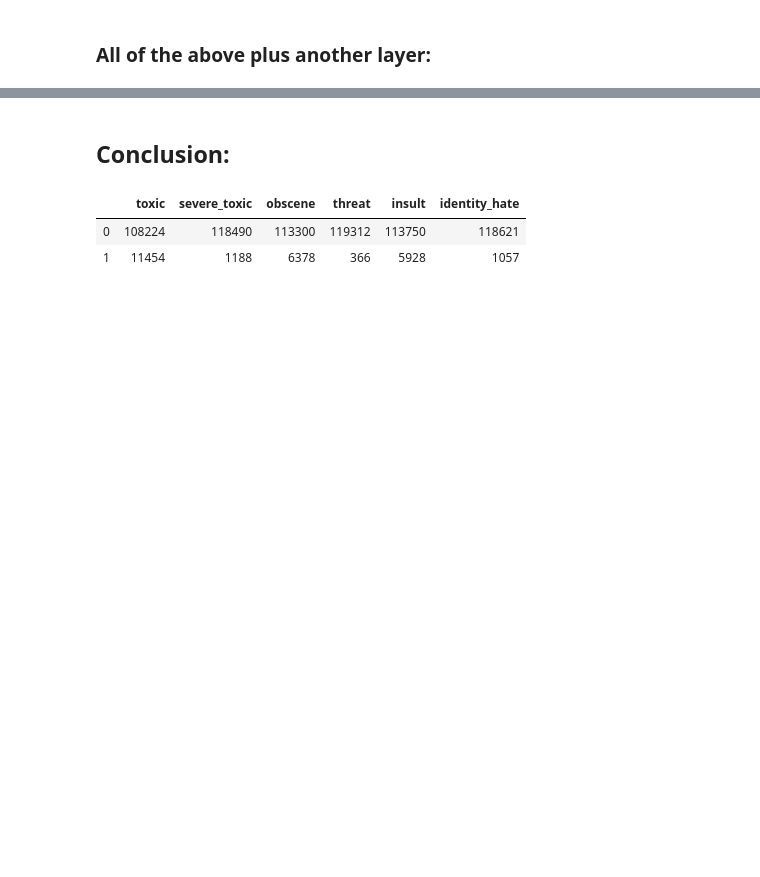
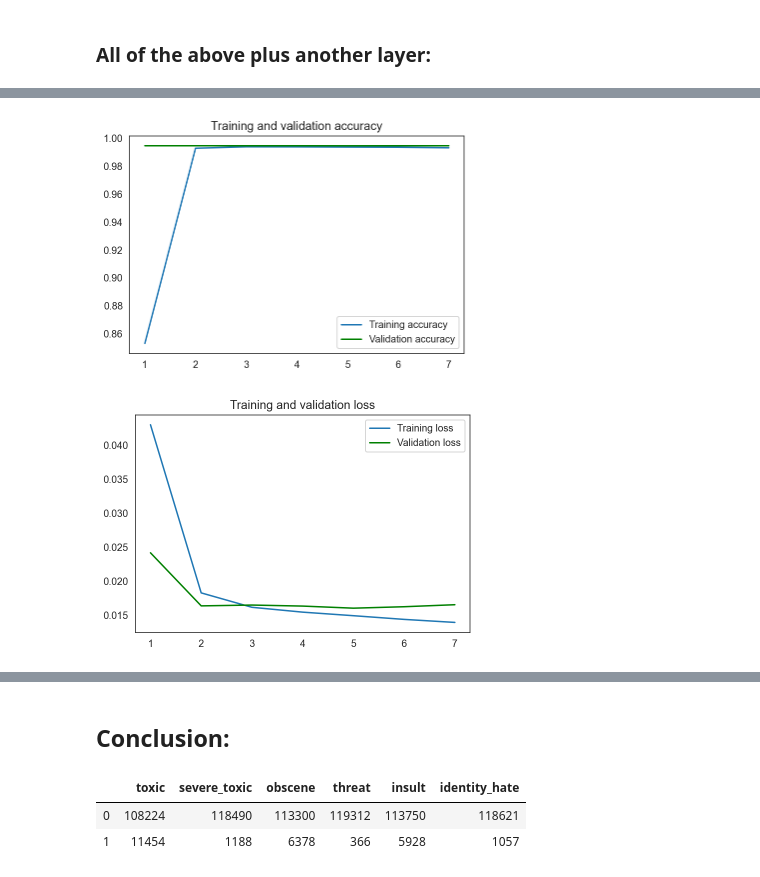
Before and after one commit to andiosika/NLP-to-identify-toxic-or-abusive-language-for-online-conversation-using-Keras-Deep-Learning-Models, a Jupyter notebook: Improving_Online_Conversation.ipynb, the cells around one changed output, grey strips where cells are left out. Saved outputs shown, nothing was run; the diff lists cells and outputs as text; code cells hidden in the pictures; blank space fills up the shorter version.

```diff
--- a/Improving_Online_Conversation.ipynb
+++ b/Improving_Online_Conversation.ipynb
@@ -1614,0 +1639,5 @@ for i in range(0,y_train.shape[1]):
+# %%
+fn.plot_acc_loss(history_lst_deep)
+# %% [output]
+[figure, added]
+[figure, added]
```
Also changed, not shown: parts of 71 cells of this notebook, 8 other files.
